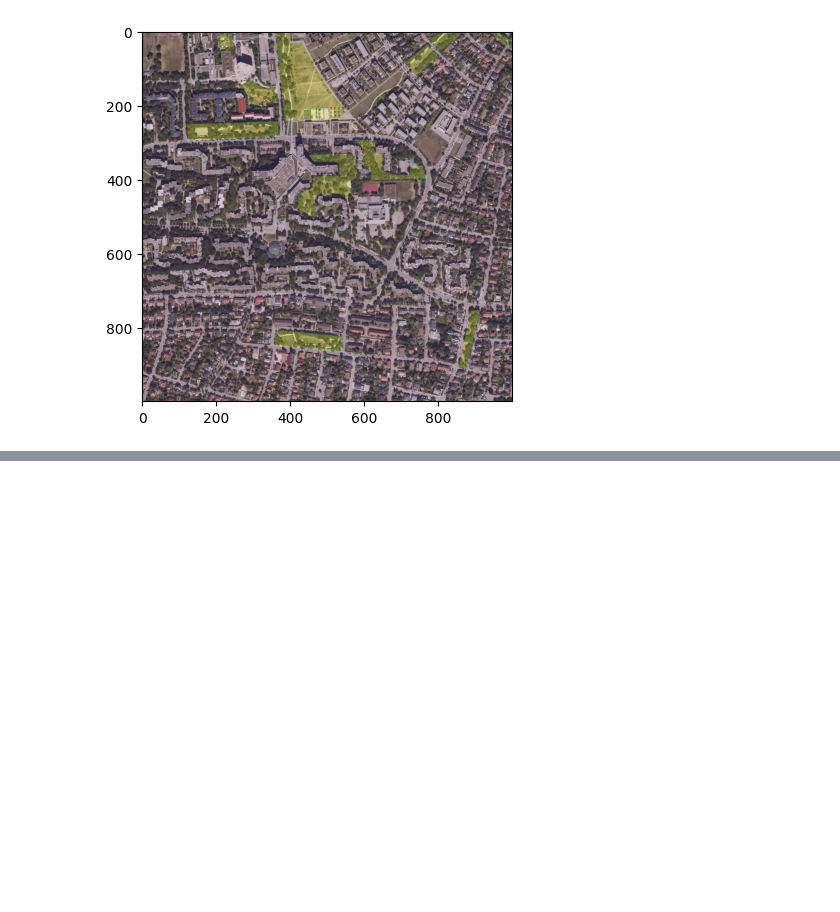
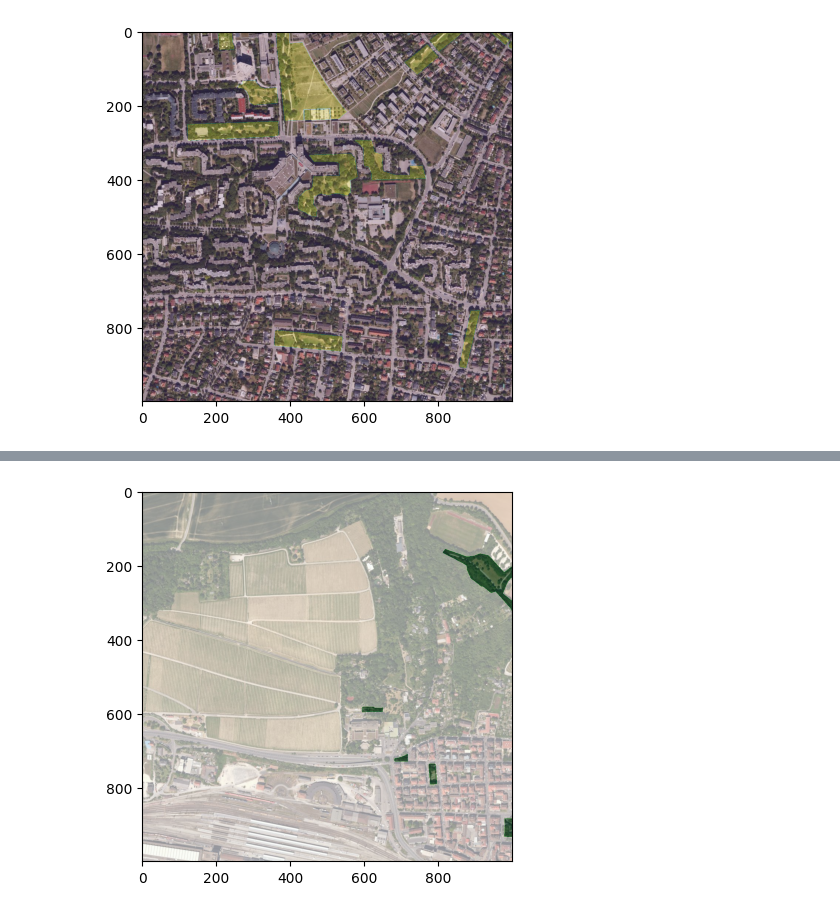
Before and after one commit to kleenman/tds_capstone, a Jupyter notebook: munich_data.ipynb, the cells around one changed output, grey strips where cells are left out. Cells and saved outputs as stored; diff of their text form; code cells hidden in the pictures; blank space fills up the shorter version.

```diff
--- a/munich_data.ipynb
+++ b/munich_data.ipynb
@@ -223,0 +345,11 @@ plt.imshow(pls_work, alpha=0.2);
+# %%
+from PIL import Image
+import numpy as np
+import matplotlib.pyplot as plt
+image = np.array(Image.open("/content/drive/MyDrive/capstone project/Capstone/Data/wuerzburg_data/32567_5517_resized.jpg"))
+mask = np.load("/content/drive/MyDrive/capstone project/Capstone/Data/wuerzburg_data/test_masks/32567_5517.npy")
+plt.imshow(image)
+plt.imshow(mask, cmap='Greens', alpha=0.5)  # Change color map to 'Greens'
+plt.show()
+# %% [output]
+[figure, added]
```
Also changed, not shown: parts of 6 cells of this notebook.
